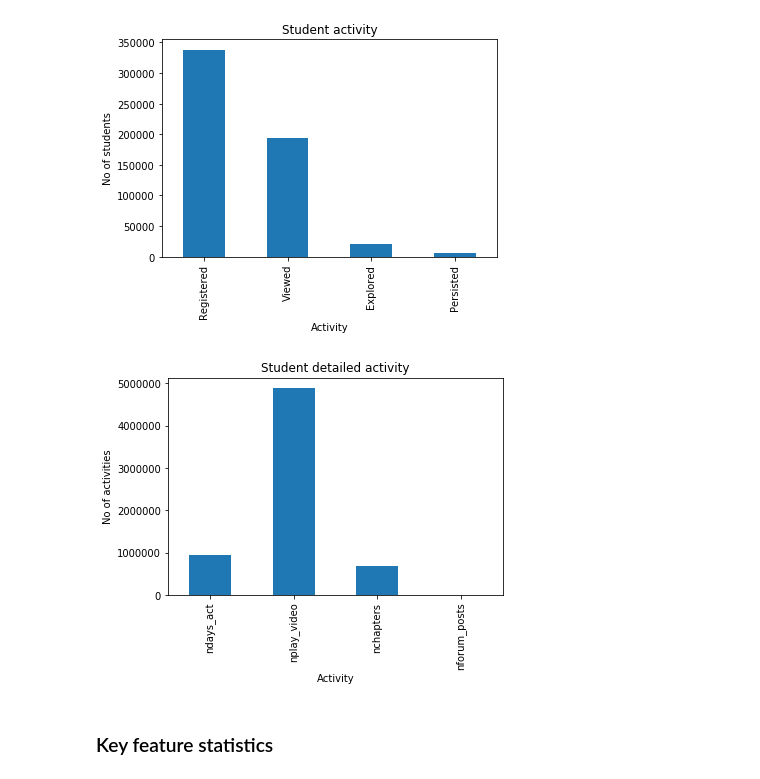
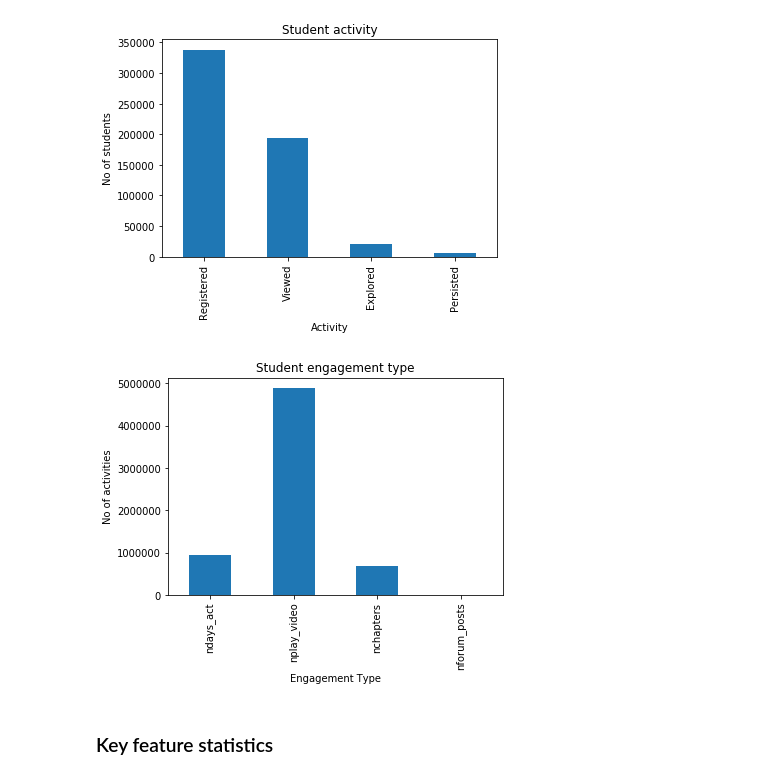
Before and after one commit to pshetty44/ed-tech, a Jupyter notebook: MOOC data analysis and model build.ipynb, the cells around one changed output. Saved outputs shown, nothing was run; the diff lists cells and outputs as text; code cells hidden in the pictures.

```diff
--- a/MOOC data analysis and model build.ipynb
+++ b/MOOC data analysis and model build.ipynb
@@ -108,28 +105,28 @@ progress_plot.set_ylabel("No of students");
 # %%
 #student activity
 #nevents = df['nevents'].sum()
 ndays_act = df['ndays_act'].sum()
 nplay_video = df['nplay_video'].sum()
 nchapters = df['nchapters'].sum()
 nforum_posts = df['nforum_posts'].sum()
 
 #build df
 df_activity_progress = pd.DataFrame([
                ['ndays_act',ndays_act],
                ['nplay_video',nplay_video],
               ['nchapters',nchapters],
               ['nforum_posts',nforum_posts]],
             columns= ['student_activity_progress', 'count'])
 
 #set index
 df_activity_progress = df_activity_progress.set_index('student_activity_progress')
 
 #plot
-activity_progress_plot = df_activity_progress.plot(kind='bar',stacked=True,title="Student detailed activity",rot=90,legend=False);
-activity_progress_plot.set_xlabel("Activity")
+activity_progress_plot = df_activity_progress.plot(kind='bar',stacked=True,title="Student engagement type",rot=90,legend=False);
+activity_progress_plot.set_xlabel("Engagement Type")
 activity_progress_plot.set_ylabel("No of activities");
 # %% [output]
-[figure, old version]
+[figure, new version]
 # %% [markdown]
 ### Key feature statistics
 # %%
```
Also changed, not shown: parts of 23 cells of this notebook.
